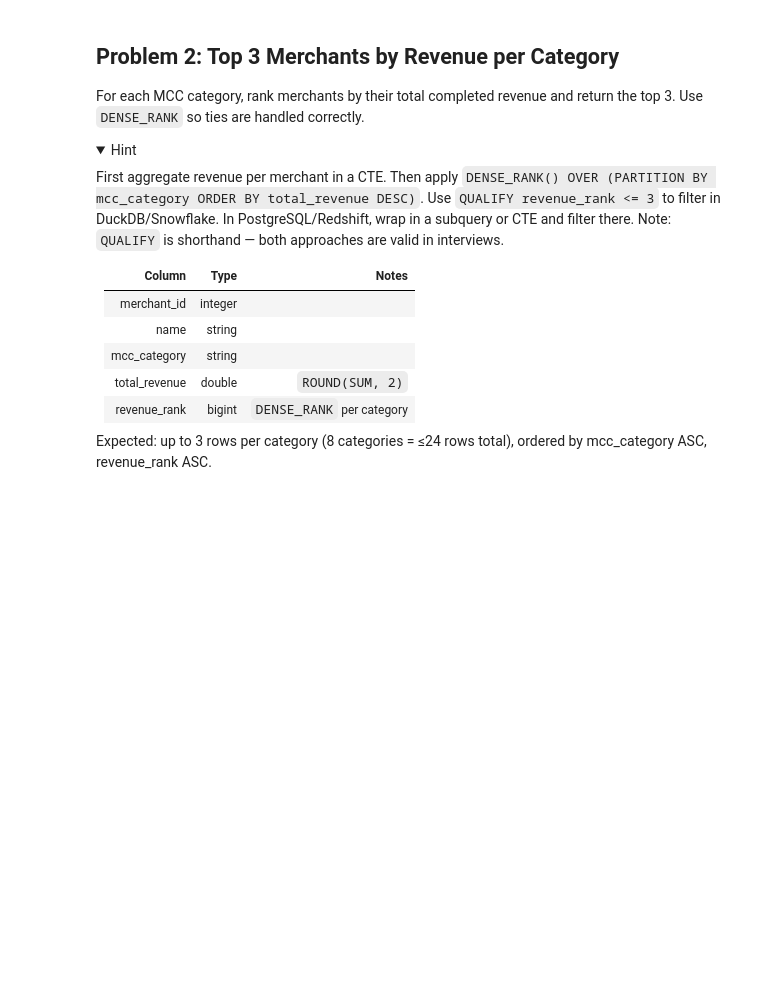
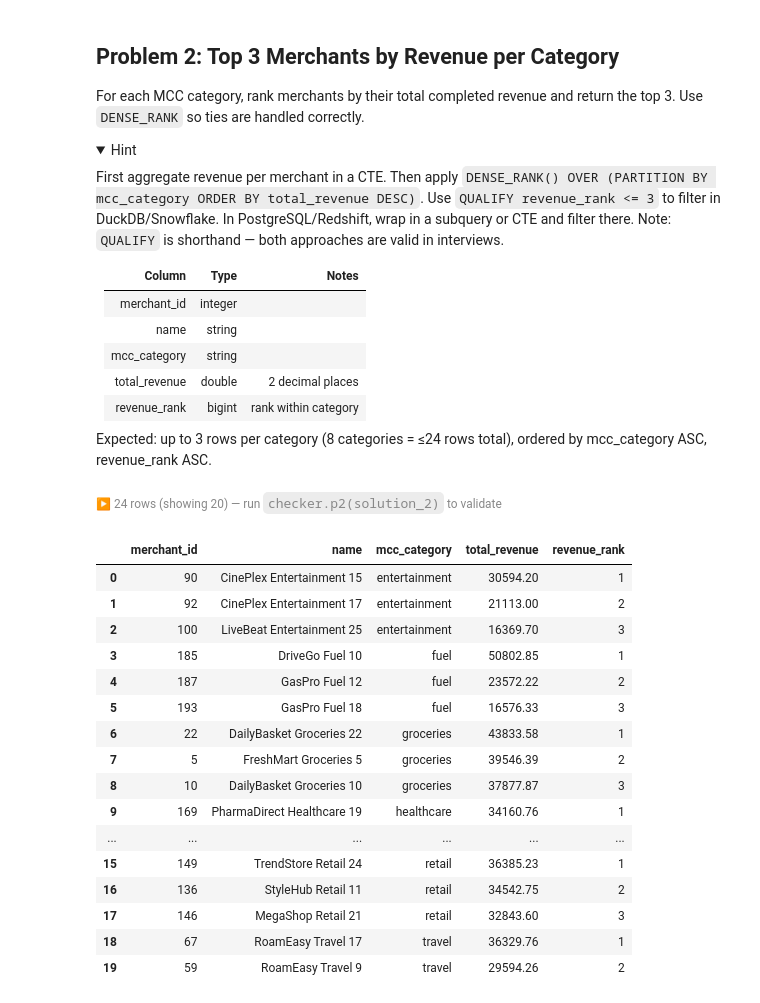
Before and after one commit to arunpandian7/datapy-gym, a Jupyter notebook: sql/sessions/2026-06-04/02_window_functions.ipynb, the cells around one changed output. Saved outputs shown, nothing was run; the diff lists cells and outputs as text; code cells hidden in the pictures; folded sections open; blank space fills up the shorter version.

```diff
--- a/sql/sessions/2026-06-04/02_window_functions.ipynb
+++ b/sql/sessions/2026-06-04/02_window_functions.ipynb
@@ -78,7 +160,7 @@ First aggregate revenue per merchant in a CTE. Then apply `DENSE_RANK() OVER (PA
 | merchant_id | integer | |
 | name | string | |
 | mcc_category | string | |
-| total_revenue | double | `ROUND(SUM, 2)` |
-| revenue_rank | bigint | `DENSE_RANK` per category |
+| total_revenue | double | 2 decimal places |
+| revenue_rank | bigint | rank within category |
 
 Expected: up to 3 rows per category (8 categories = ≤24 rows total), ordered by mcc_category ASC, revenue_rank ASC.
@@ -87 +167,36 @@ solution_2 = None  # ← your SQL here
+# %%
+%%solution 2
+
+SELECT
+mr.merchant_id,
+name,
+mcc_category,
+SUM(amount) as total_revenue,
+DENSE_RANK() OVER (PARTITION BY mcc_category ORDER BY total_revenue DESC) revenue_rank
+FROM transactions txn
+JOIN merchants mr
+ON txn.merchant_id = mr.merchant_id
+WHERE txn.status = 'completed'
+GROUP BY 1, 2, 3
+QUALIFY revenue_rank <= 3
+ORDER BY mcc_category, revenue_rank
+# %% [output]
+▶ 24 rows (showing 20) — run checker.p2(solution_2) to validate
+|  | merchant_id | name | mcc_category | total_revenue | revenue_rank |
+| 0 | 90 | CinePlex Entertainment 15 | entertainment | 30594.20 | 1 |
+| 1 | 92 | CinePlex Entertainment 17 | entertainment | 21113.00 | 2 |
+| 2 | 100 | LiveBeat Entertainment 25 | entertainment | 16369.70 | 3 |
+| 3 | 185 | DriveGo Fuel 10 | fuel | 50802.85 | 1 |
+| 4 | 187 | GasPro Fuel 12 | fuel | 23572.22 | 2 |
+| 5 | 193 | GasPro Fuel 18 | fuel | 16576.33 | 3 |
+| 6 | 22 | DailyBasket Groceries 22 | groceries | 43833.58 | 1 |
+| 7 | 5 | FreshMart Groceries 5 | groceries | 39546.39 | 2 |
+| 8 | 10 | DailyBasket Groceries 10 | groceries | 37877.87 | 3 |
+| 9 | 169 | PharmaDirect Healthcare 19 | healthcare | 34160.76 | 1 |
+| ... | ... | ... | ... | ... | ... |
+| 15 | 149 | TrendStore Retail 24 | retail | 36385.23 | 1 |
+| 16 | 136 | StyleHub Retail 11 | retail | 34542.75 | 2 |
+| 17 | 146 | MegaShop Retail 21 | retail | 32843.60 | 3 |
+| 18 | 67 | RoamEasy Travel 17 | travel | 36329.76 | 1 |
+| 19 | 59 | RoamEasy Travel 9 | travel | 29594.26 | 2 |
 # %%
```
Also changed, not shown: parts of 21 cells of this notebook, 4 other files.
